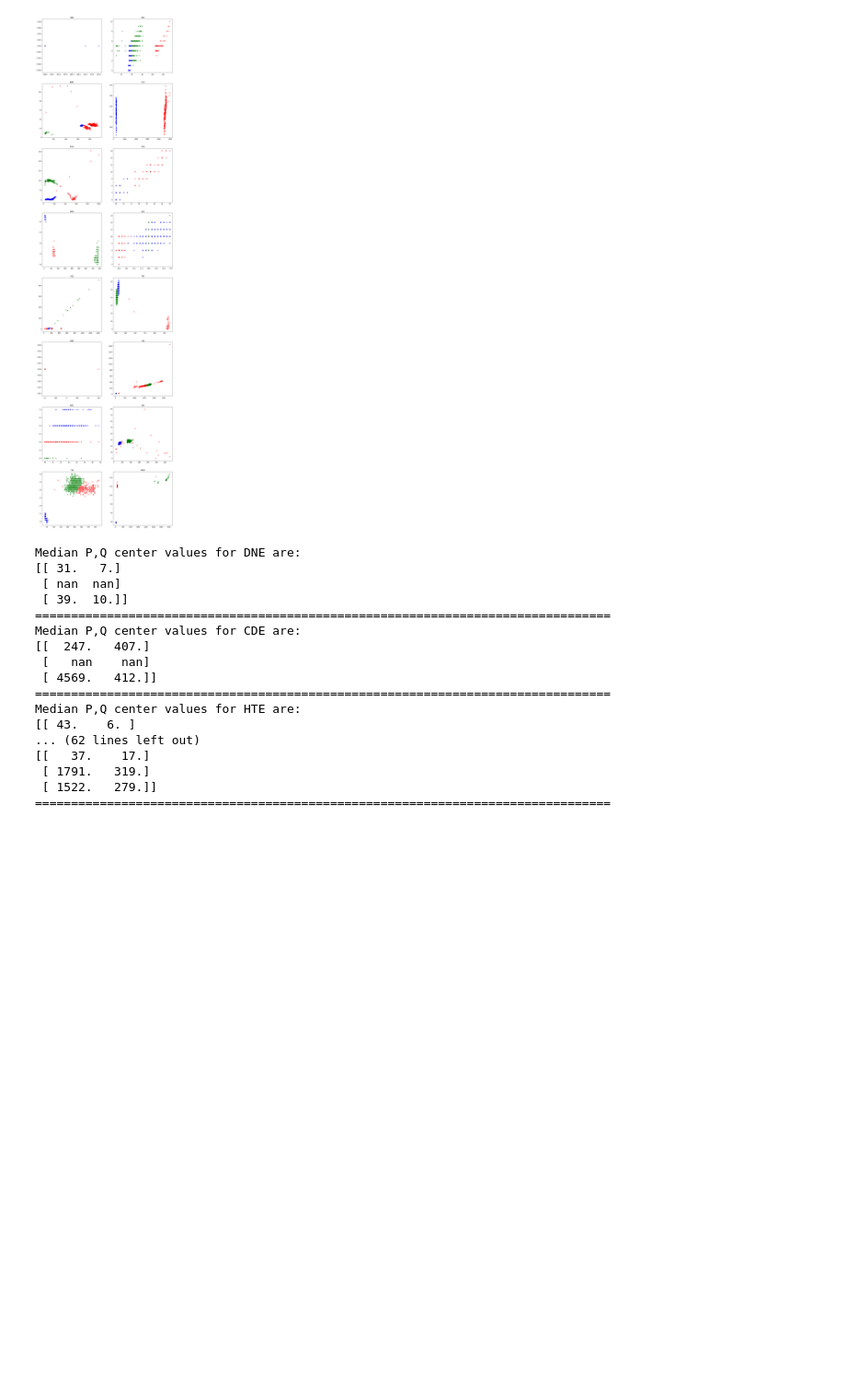
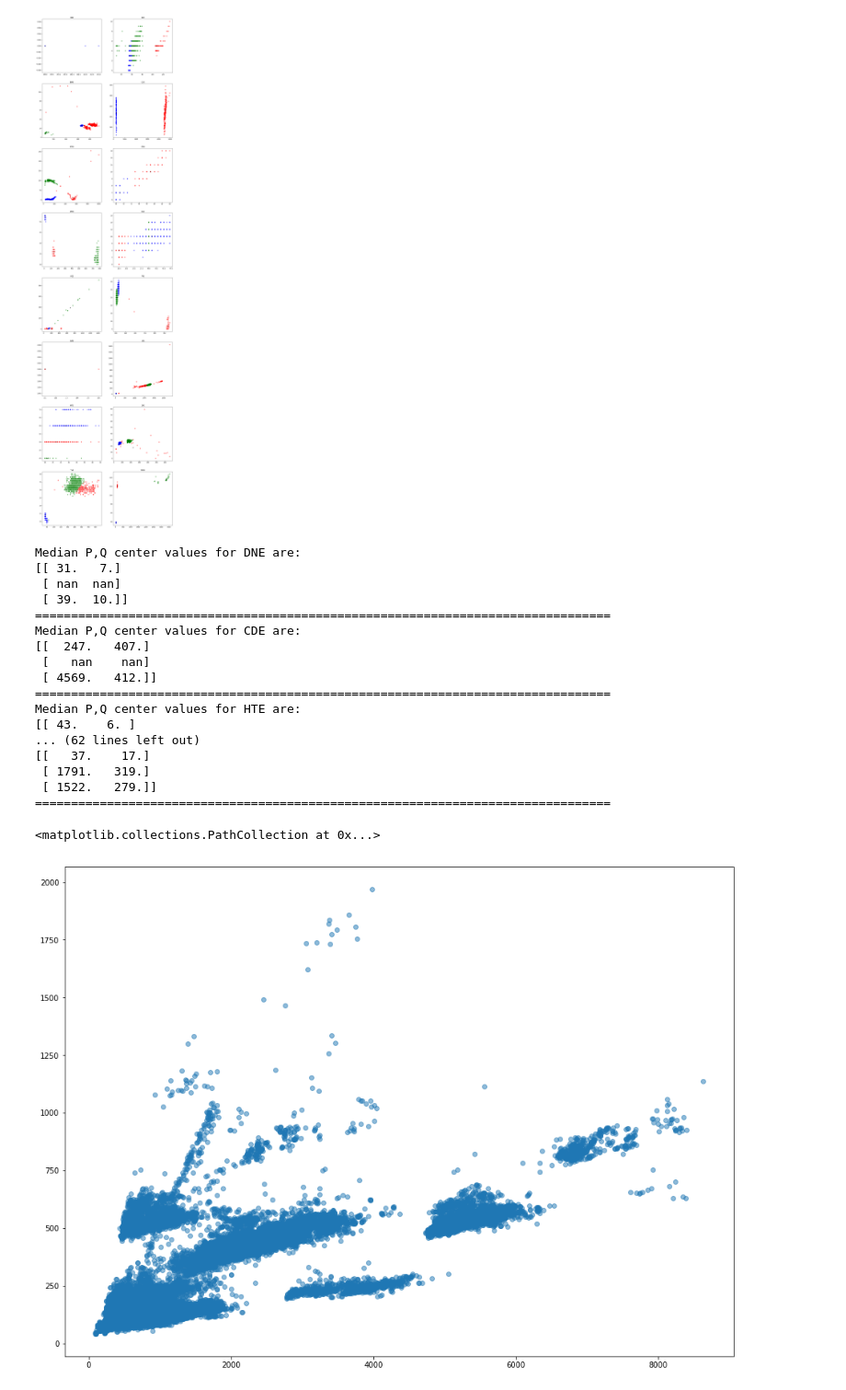
Before and after one commit to WittmannF/nilm-lp, a Jupyter notebook: full_model/case_B/_allData/process_data.ipynb, the cells around one changed output. Shown at 92% size. Saved outputs shown, nothing was run; the diff lists cells and outputs as text; code cells hidden in the pictures; blank space fills up the shorter version.

```diff
--- a/full_model/case_B/_allData/process_data.ipynb
+++ b/full_model/case_B/_allData/process_data.ipynb
@@ -147,7 +147,7 @@ end = init + length
 
 all_medians = {}
 plt.figure(figsize=(16, 8*8))
-ignore_appl = []
+ignore_appl = ['WHE']
 i = 1
 for appl in appliances:
     plt.subplot(8, 2, i)
@@ -212,3 +212,13 @@ Median P,Q center values for HTE are:
  [ 1791.   319.]
  [ 1522.   279.]]
 ================================================================================
+# %%
+# TODO: Create ground truth data to feed the model
+true_P = sum(v.P for (k,v) in d.items() if k not in ignore_appl)
+true_Q = sum(v.Q for (k,v) in d.items() if k not in ignore_appl)
+# %%
+plt.figure(figsize=(16,12))
+plt.scatter(true_P, true_Q, alpha=0.5)
+# %% [output]
+<matplotlib.collections.PathCollection at 0x...>
+[figure, added]
```
Also changed, not shown: parts of 3 cells of this notebook.
